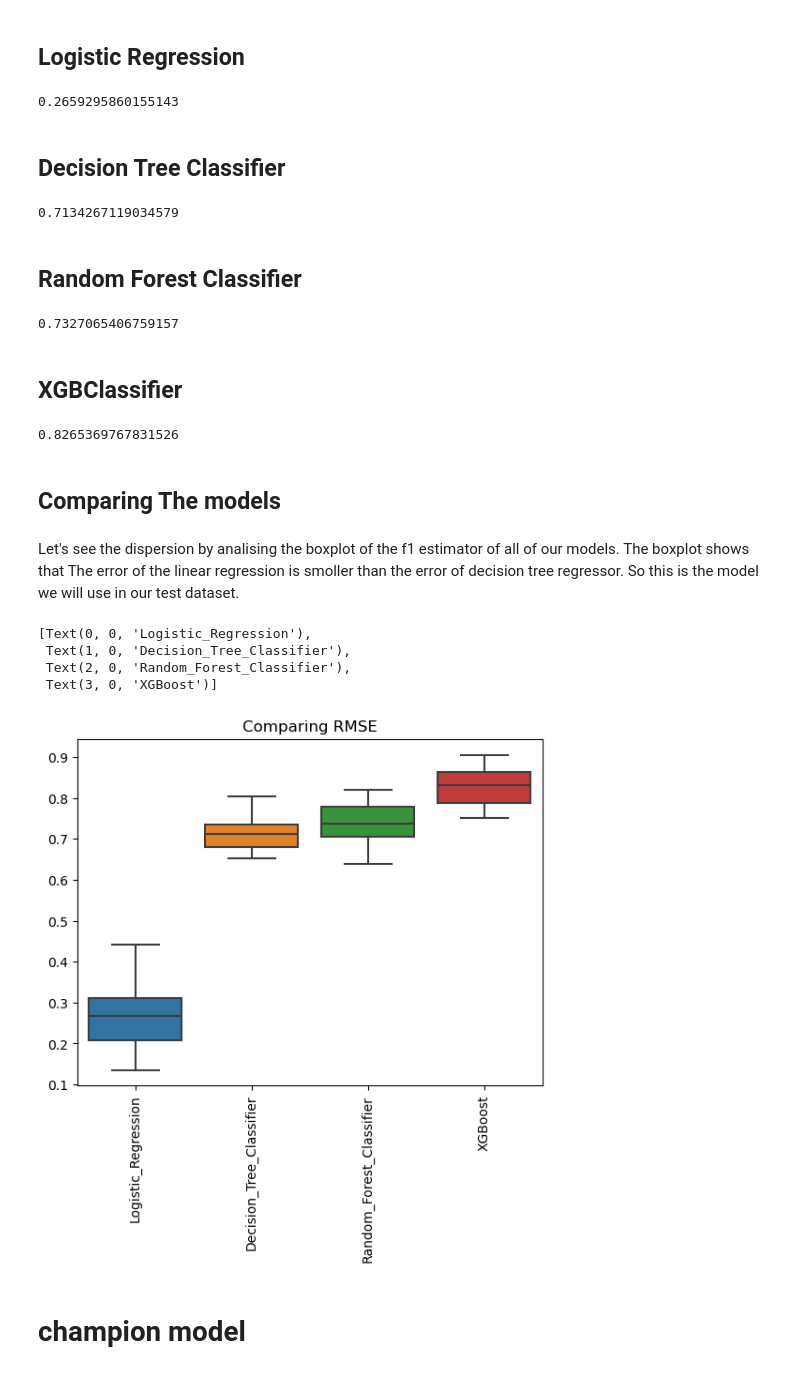
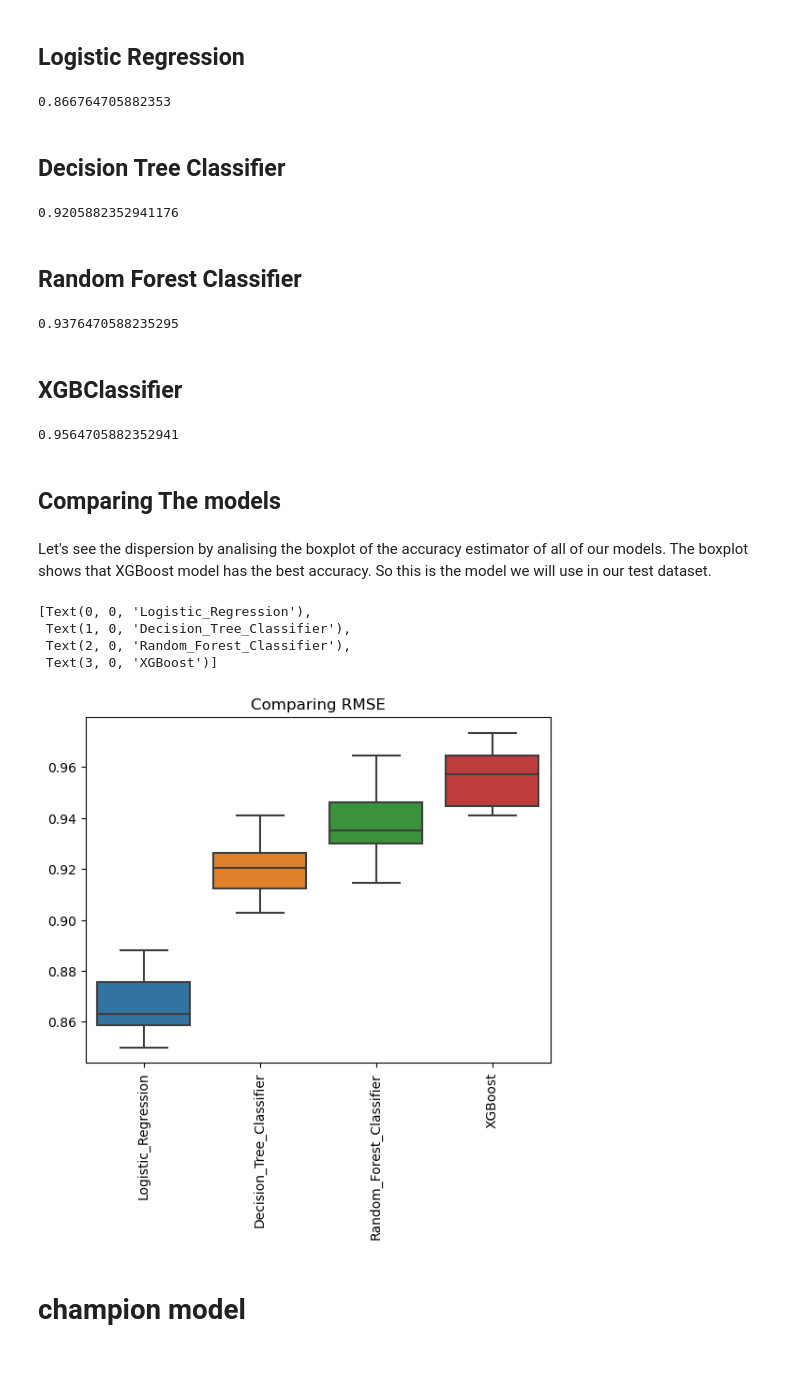
Before and after one commit to barbara0187/portifolio, a Jupyter notebook: 2_customer-churn-prediction-2020/3-Machine-Learning--Costumer-Churn-prediction-2020.ipynb, the cells around one changed output. Saved outputs shown, nothing was run; the diff lists cells and outputs as text; code cells hidden in the pictures.

```diff
--- a/2_customer-churn-prediction-2020/3-Machine-Learning--Costumer-Churn-prediction-2020.ipynb
+++ b/2_customer-churn-prediction-2020/3-Machine-Learning--Costumer-Churn-prediction-2020.ipynb
@@ -27,16 +27,16 @@ from sklearn.linear_model import LogisticRegression
 
 LR= LogisticRegression()
 
-val_f1_LR = cross_val_score(estimator=LR,
+val_acc_LR = cross_val_score(estimator=LR,
                               X= X_train,
                               y=y_train.values.flatten(),
                               cv=10,
-                              scoring = 'f1')
+                              scoring = 'accuracy')
 
-mean_val_f1_LR = val_f1_LR.mean()
-mean_val_f1_LR
+mean_val_acc_LR = val_acc_LR.mean()
+mean_val_acc_LR
 # %% [output]
-0.2659295860155143
+0.866764705882353
 # %% [markdown]
 ## Decision Tree Classifier
 # %%
@@ -44,16 +44,16 @@ from sklearn.tree import DecisionTreeClassifier
 
 DTC= DecisionTreeClassifier()
 
-val_f1_DTC = cross_val_score(estimator=DTC,
+val_acc_DTC = cross_val_score(estimator=DTC,
                               X= X_train,
                               y=y_train.values.flatten(),
                               cv=10,
-                              scoring = 'f1')
+                              scoring = 'accuracy')
 
-mean_val_f1_DTC = val_f1_DTC.mean()
-mean_val_f1_DTC
+mean_val_acc_DTC = val_acc_DTC.mean()
+mean_val_acc_DTC
 # %% [output]
-0.7134267119034579
+0.9205882352941176
 # %% [markdown]
 ## Random Forest Classifier
 # %%
@@ -61,16 +61,16 @@ from sklearn.ensemble import RandomForestClassifier
 
 RFC =RandomForestClassifier()
 
-val_f1_RFC = cross_val_score(estimator=RFC,
+val_acc_RFC = cross_val_score(estimator=RFC,
                               X= X_train,
                               y=y_train.values.flatten(),
                               cv=10,
-                              scoring = 'f1')
+                              scoring = 'accuracy')
 
-mean_val_f1_RFC = val_f1_RFC.mean()
-mean_val_f1_RFC
+mean_val_acc_RFC = val_acc_RFC.mean()
+mean_val_acc_RFC
 # %% [output]
-0.7327065406759157
+0.9376470588235295
 # %% [markdown]
 ## XGBClassifier
 # %%
@@ -78,32 +78,32 @@ import xgboost as xgb
 
 XGB =xgb.XGBClassifier()
 
-val_rmse_XGB = cross_val_score(estimator=XGB,
+val_acc_XGB = cross_val_score(estimator=XGB,
                               X= X_train,
                               y=y_train.values.flatten(),
                               cv=10,
-                              scoring = 'f1')
+                              scoring = 'accuracy')
 
-mean_val_rmse_XGB = val_rmse_XGB.mean()
-mean_val_rmse_XGB
+mean_val_acc_XGB = val_acc_XGB.mean()
+mean_val_acc_XGB
 # %% [output]
-0.8265369767831526
+0.9564705882352941
 # %% [markdown]
 ## Comparing The models
 # %% [markdown]
-Let's see the dispersion by analising the boxplot of the f1 estimator of all of our models. The boxplot shows that The error of the linear regression is smoller than the error of decision tree regressor. So this is the model we will use in our test dataset.
+Let's see the dispersion by analising the boxplot of the accuracy estimator of all of our models. The boxplot shows that XGBoost model has the best accuracy. So this is the model we will use in our test dataset.
 # %%
-rmse = pd.DataFrame({'Logistic_Regression': val_f1_LR, 'Decision_Tree_Classifier': val_f1_DTC, 'Random_Forest_Classifier': val_f1_RFC,
-                     'XGBoost': val_rmse_XGB} )
-box=sns.boxplot(data=rmse)
+acc = pd.DataFrame({'Logistic_Regression': val_acc_LR, 'Decision_Tree_Classifier': val_acc_DTC, 'Random_Forest_Classifier': val_acc_RFC,
+                     'XGBoost': val_acc_XGB} )
+box=sns.boxplot(data=acc)
 box.set_title('Comparing RMSE')
 box.set_xticklabels(box.get_xticklabels(), rotation=90)
 # %% [output]
 [Text(0, 0, 'Logistic_Regression'),
  Text(1, 0, 'Decision_Tree_Classifier'),
  Text(2, 0, 'Random_Forest_Classifier'),
  Text(3, 0, 'XGBoost')]
-[figure, old version]
+[figure, new version]
 # %% [markdown]
 # champion model
 # %% [markdown]
```
Also changed, not shown: parts of 1 cell of this notebook, 4 other files.
